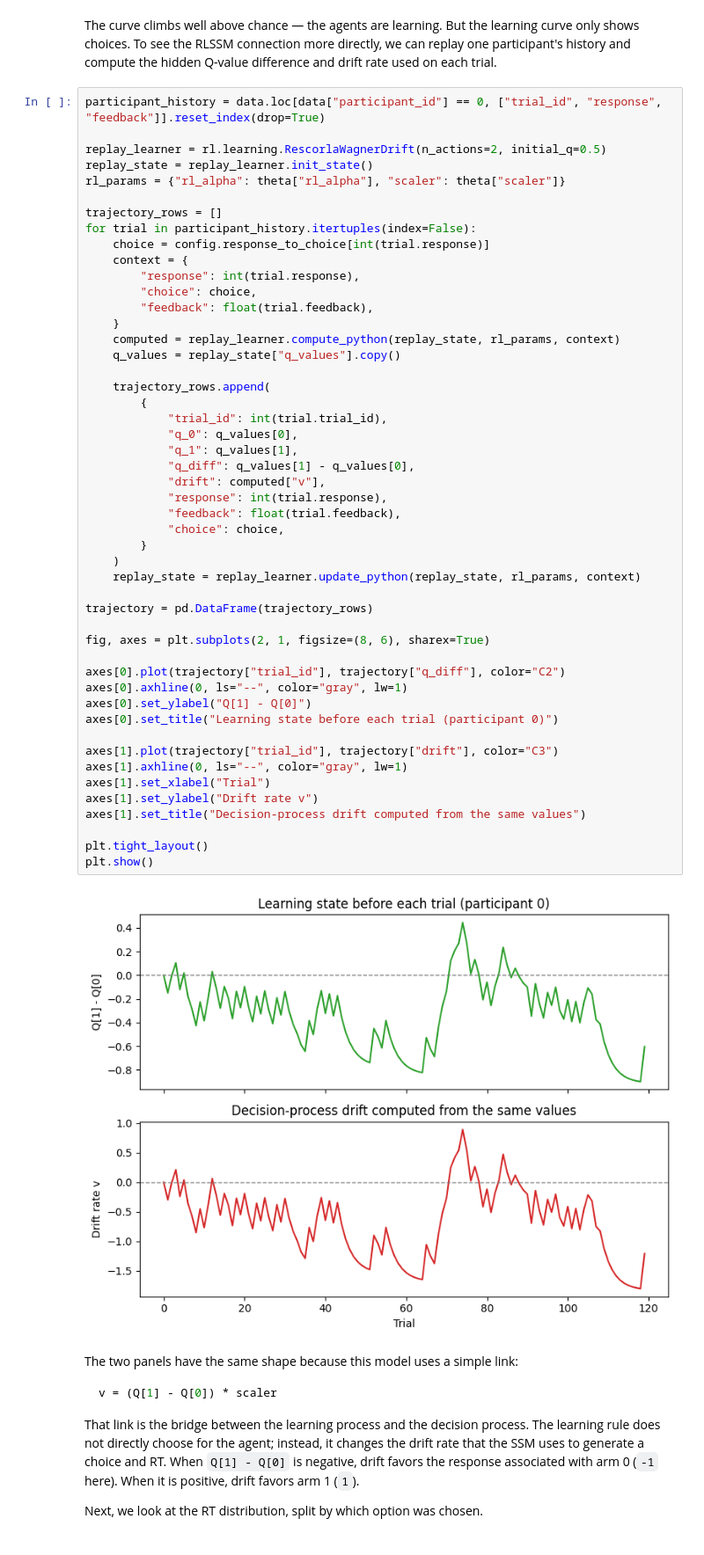
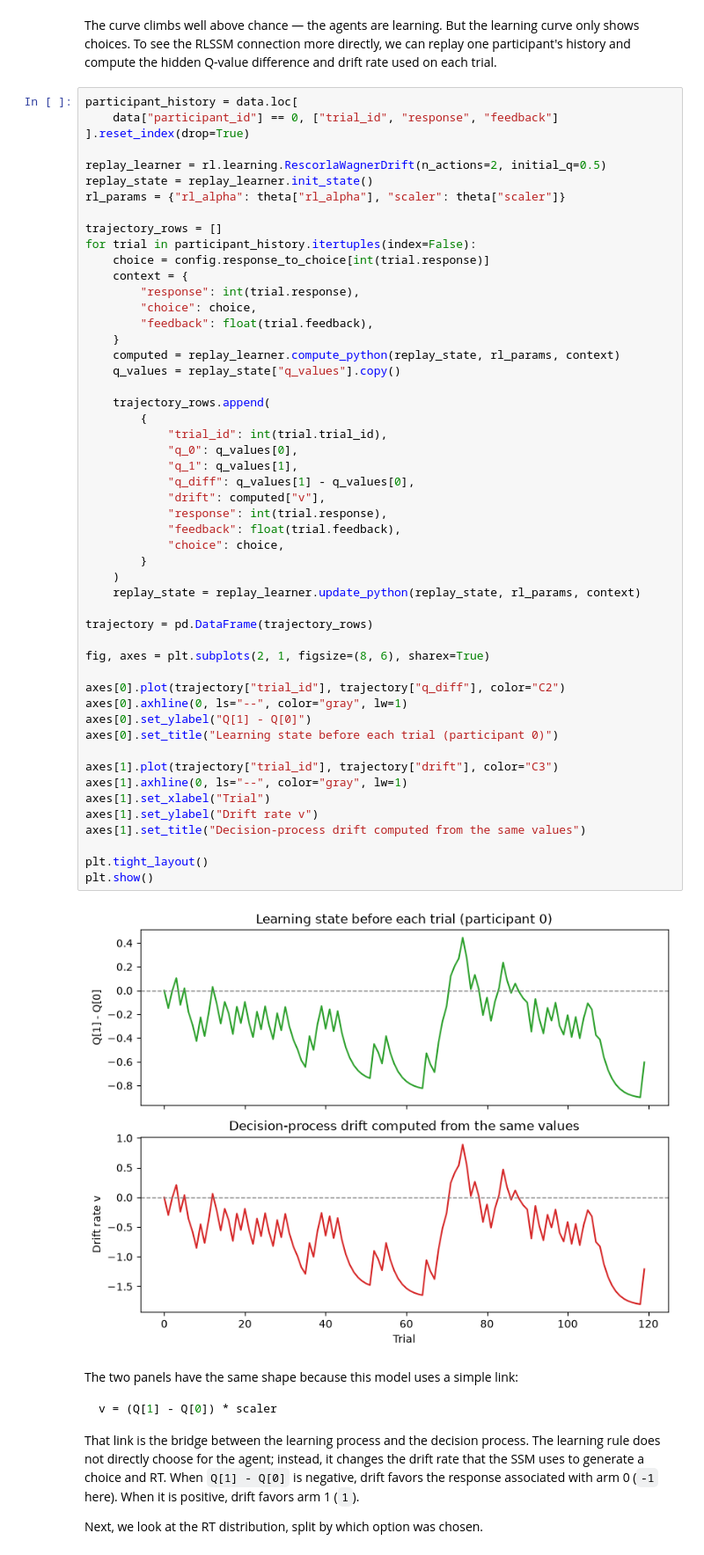
Before and after one commit to lnccbrown/ssm-simulators, a Jupyter notebook: docs/core_tutorials/rlssm_tutorial.ipynb, the cells around one changed output. Shown at 88% size. Cells and saved outputs as stored; diff of their text form.

```diff
--- a/docs/core_tutorials/rlssm_tutorial.ipynb
+++ b/docs/core_tutorials/rlssm_tutorial.ipynb
@@ -371,7 +378,9 @@ only shows choices. To see the RLSSM connection more directly, we can replay one
 participant's history and compute the hidden Q-value difference and drift rate used on
 each trial.
 # %%
-participant_history = data.loc[data["participant_id"] == 0, ["trial_id", "response", "feedback"]].reset_index(drop=True)
+participant_history = data.loc[
+    data["participant_id"] == 0, ["trial_id", "response", "feedback"]
+].reset_index(drop=True)
 
 replay_learner = rl.learning.RescorlaWagnerDrift(n_actions=2, initial_q=0.5)
 replay_state = replay_learner.init_state()
@@ -393,34 +402,34 @@ for trial in participant_history.itertuples(index=False):
             "trial_id": int(trial.trial_id),
             "q_0": q_values[0],
             "q_1": q_values[1],
             "q_diff": q_values[1] - q_values[0],
             "drift": computed["v"],
             "response": int(trial.response),
             "feedback": float(trial.feedback),
             "choice": choice,
         }
     )
     replay_state = replay_learner.update_python(replay_state, rl_params, context)
 
 trajectory = pd.DataFrame(trajectory_rows)
 
 fig, axes = plt.subplots(2, 1, figsize=(8, 6), sharex=True)
 
 axes[0].plot(trajectory["trial_id"], trajectory["q_diff"], color="C2")
 axes[0].axhline(0, ls="--", color="gray", lw=1)
 axes[0].set_ylabel("Q[1] - Q[0]")
 axes[0].set_title("Learning state before each trial (participant 0)")
 
 axes[1].plot(trajectory["trial_id"], trajectory["drift"], color="C3")
 axes[1].axhline(0, ls="--", color="gray", lw=1)
 axes[1].set_xlabel("Trial")
 axes[1].set_ylabel("Drift rate v")
 axes[1].set_title("Decision-process drift computed from the same values")
 
 plt.tight_layout()
 plt.show()
 # %% [output]
-[figure, old version]
+[figure, new version]
 # %% [markdown]
 The two panels have the same shape because this model uses a simple link:
 
```
Also changed, not shown: parts of 4 cells of this notebook, 8 other files.
